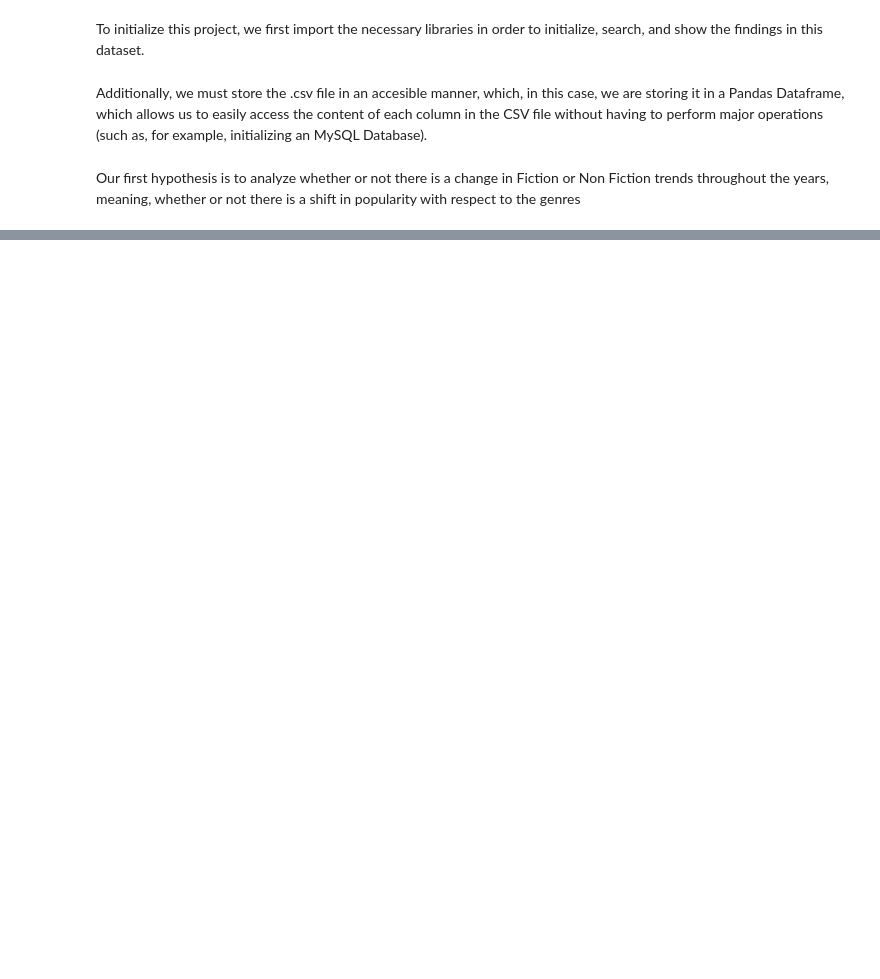
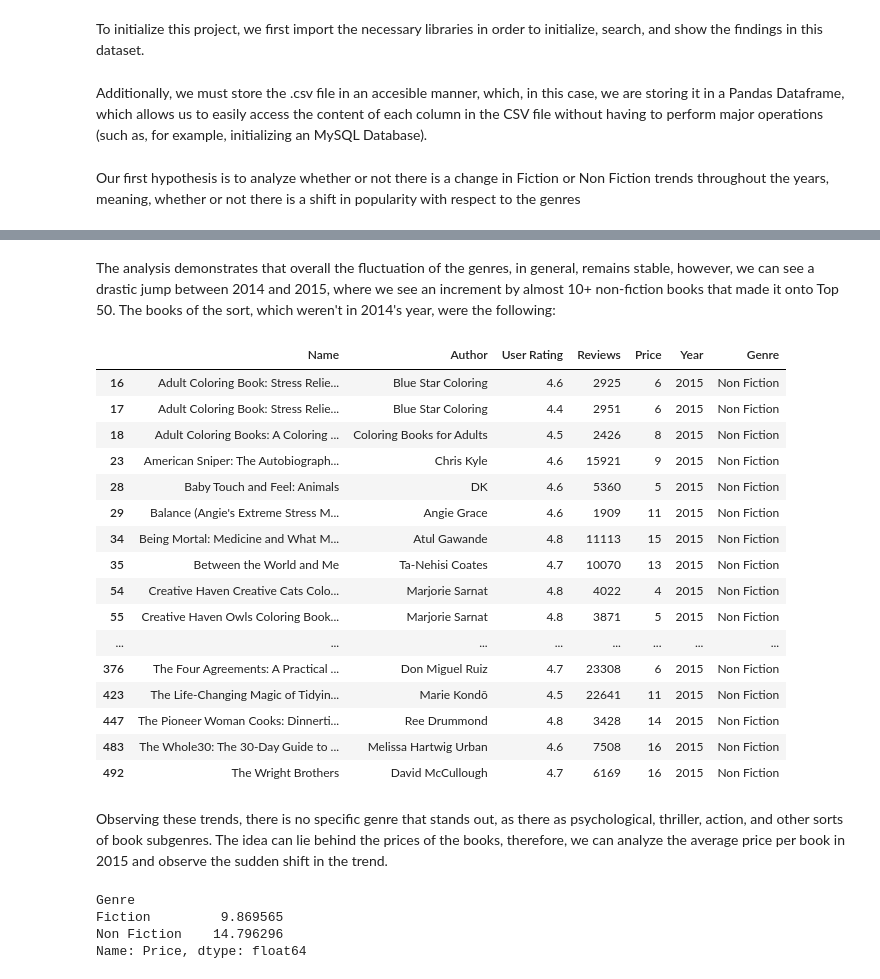
Before and after one commit to Eemkayy/cs210, a Jupyter notebook: FinalProject.ipynb, the cells around one changed output, grey strips where cells are left out. Drawn from its saved outputs; the diff is of its cells as text; code cells hidden in the pictures; blank space fills up the shorter version.

Commit message:
Random blabber
Added a few statements and potential points to work on, going to centralize it more onto our hypothesis learning instead towards the next commits

```diff
--- a/FinalProject.ipynb
+++ b/FinalProject.ipynb
@@ -16,0 +17,39 @@ genre_trend_per_year(df)
+# %% [markdown]
+The analysis demonstrates that overall the fluctuation of the genres, in general, remains stable, however, we can see a drastic jump between 2014 and 2015, where we see an increment by almost 10+ non-fiction books that made it onto Top 50. The books of the sort, which weren't in 2014's year, were the following:
+# %%
+from FinalProjectCode import which_books_top_50_but_not_last_year
+current_year = 2015
+genre = 'Non Fiction'
+new_books_in_genre = which_books_top_50_but_not_last_year(df, current_year, genre)
+new_books_in_genre
+# %% [output]
+|  | Name | Author | User Rating | Reviews | Price | Year | Genre |
+| 16 | Adult Coloring Book: Stress Relie... | Blue Star Coloring | 4.6 | 2925 | 6 | 2015 | Non Fiction |
+| 17 | Adult Coloring Book: Stress Relie... | Blue Star Coloring | 4.4 | 2951 | 6 | 2015 | Non Fiction |
+| 18 | Adult Coloring Books: A Coloring ... | Coloring Books for Adults | 4.5 | 2426 | 8 | 2015 | Non Fiction |
+| 23 | American Sniper: The Autobiograph... | Chris Kyle | 4.6 | 15921 | 9 | 2015 | Non Fiction |
+| 28 | Baby Touch and Feel: Animals | DK | 4.6 | 5360 | 5 | 2015 | Non Fiction |
+| 29 | Balance (Angie's Extreme Stress M... | Angie Grace | 4.6 | 1909 | 11 | 2015 | Non Fiction |
+| 34 | Being Mortal: Medicine and What M... | Atul Gawande | 4.8 | 11113 | 15 | 2015 | Non Fiction |
+| 35 | Between the World and Me | Ta-Nehisi Coates | 4.7 | 10070 | 13 | 2015 | Non Fiction |
+| 54 | Creative Haven Creative Cats Colo... | Marjorie Sarnat | 4.8 | 4022 | 4 | 2015 | Non Fiction |
+| 55 | Creative Haven Owls Coloring Book... | Marjorie Sarnat | 4.8 | 3871 | 5 | 2015 | Non Fiction |
+| ... | ... | ... | ... | ... | ... | ... | ... |
+| 376 | The Four Agreements: A Practical ... | Don Miguel Ruiz | 4.7 | 23308 | 6 | 2015 | Non Fiction |
+| 423 | The Life-Changing Magic of Tidyin... | Marie Kondō | 4.5 | 22641 | 11 | 2015 | Non Fiction |
+| 447 | The Pioneer Woman Cooks: Dinnerti... | Ree Drummond | 4.8 | 3428 | 14 | 2015 | Non Fiction |
+| 483 | The Whole30: The 30-Day Guide to ... | Melissa Hartwig Urban | 4.6 | 7508 | 16 | 2015 | Non Fiction |
+| 492 | The Wright Brothers | David McCullough | 4.7 | 6169 | 16 | 2015 | Non Fiction |
+# %% [markdown]
+Observing these trends, there is no specific genre that stands out, as there as psychological, thriller, action, and other sorts of book subgenres. The idea can lie behind the prices of the books, therefore, we can analyze the average price per book in 2015 and observe the sudden shift in the trend.
+# %%
+from FinalProjectCode import average_price_per_genre_between_years
+start_year = 2014
+end_year = 2015
+average_prices = average_price_per_genre_between_years(df, start_year, end_year)
+average_prices
+# %% [output]
+Genre
+Fiction         9.869565
+Non Fiction    14.796296
+Name: Price, dtype: float64
```
Also changed, not shown: parts of 1 cell of this notebook, 1 other file.
